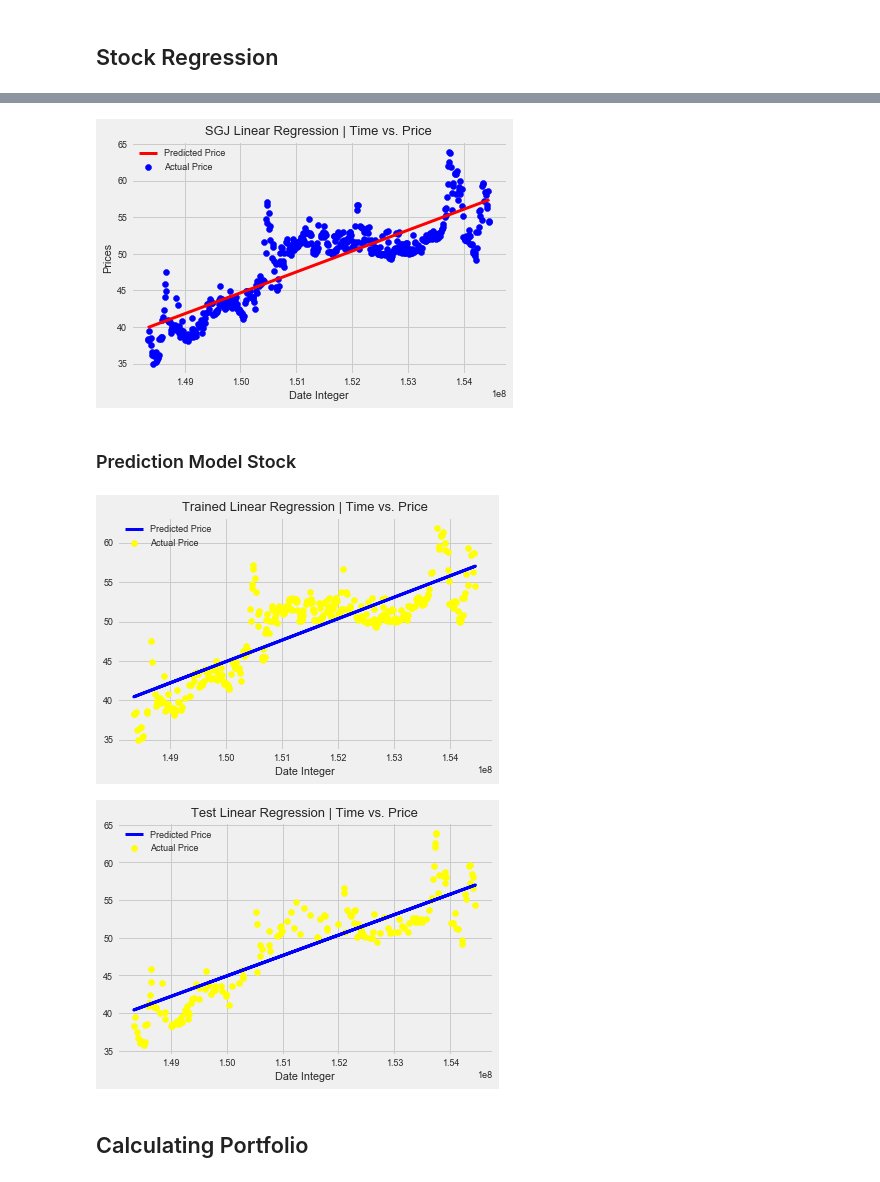
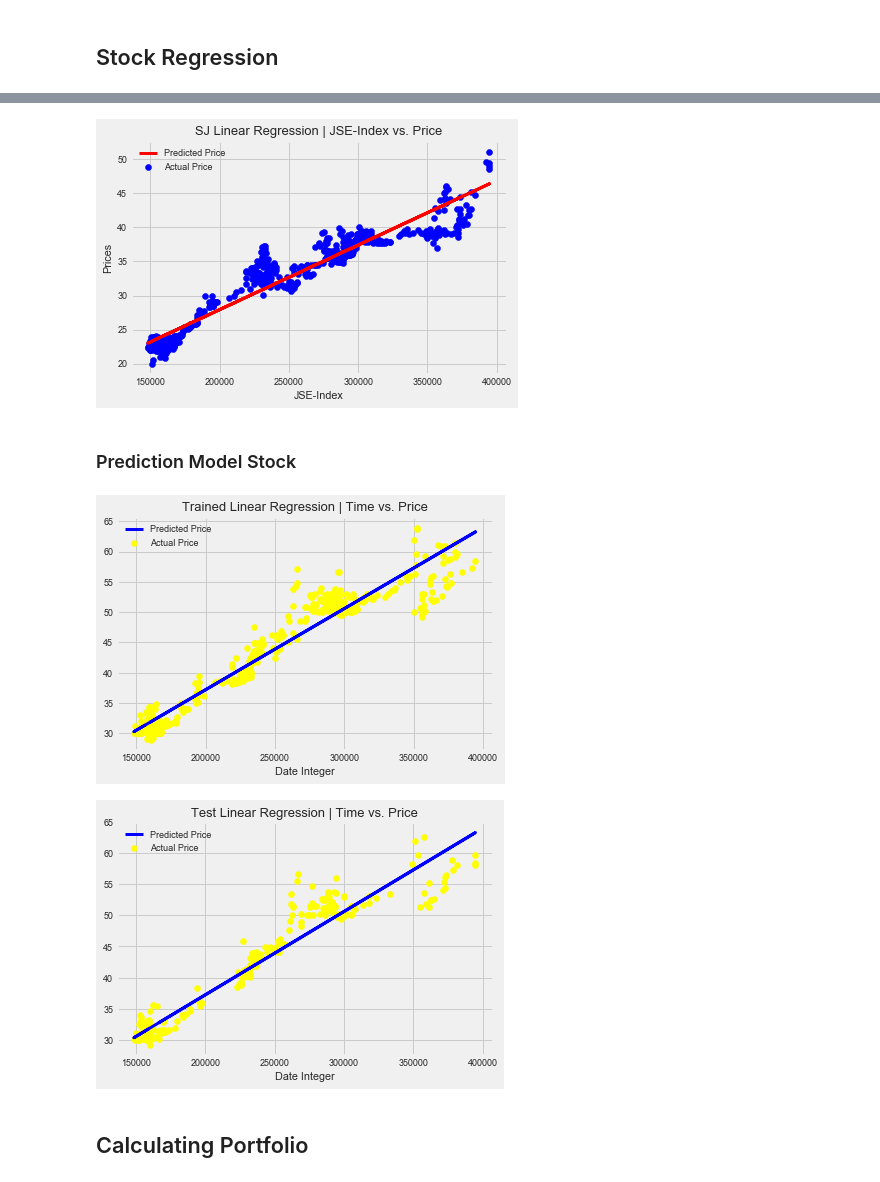
Before and after one commit to romwhyte/jsestockanalysis, a Jupyter notebook: stock analysis.ipynb, the cells around one changed output, grey strips where cells are left out. Cells and saved outputs as stored; diff of their text form; code cells hidden in the pictures.

```diff
--- a/stock analysis.ipynb
+++ b/stock analysis.ipynb
@@ -403,7 +407,7 @@ Series([], Name: SCIJMD, dtype: float64)
 # %%
 #filter the data for the 01 January 2018 to 31 December, 2018
 
-startdate = '2017-01-01'
+startdate = '2016-01-01'
 enddate = '2018-12-31'
 
 stkframe=stkframe[startdate:enddate]
@@ -558,6 +561,6 @@ rate_return.head()
 # %%
 #Sample of rate of return
-sym = 'SGJ'
+sym = 'SJ'
 
 rate_return[sym].plot()
 plt.figure(figsize=(30,25), dpi=80, facecolor='w', edgecolor='k')
@@ -889,3 +916,7 @@ price = stkframe[sym].dropna().tolist()
+# %%
+df_merge = pd.merge(stkframe,df_ind_data,left_index=True,right_index=True)
+jseindex = df_merge[['JSE-Index',sym]].dropna()['JSE-Index'].tolist()
+stock_list = df_merge[['JSE-Index',sym]].dropna()[sym].tolist()
 # %%
-time = np.reshape(time, (len(time), 1))
-price = np.reshape(price, (len(price), 1))
+jseindex = np.reshape(jseindex, (len(jseindex), 1))
+stock_list = np.reshape(stock_list, (len(stock_list), 1))
@@ -930,22 +953,22 @@ strong multicollinearity or other numerical problems.
 # %%
 #Regression on Price vs Time
 regressor = LinearRegression()
-regressor.fit(time, price)
+regressor.fit(jseindex, stock_list)
 plt.rcParams.update({'font.size': 9})
-plt.scatter(time,price, color='blue', label= 'Actual Price')
-plt.plot(time, regressor.predict(time), color='red', linewidth=3, label = 'Predicted Price') #plotting the line made by linear regression
-plt.title(sym +' Linear Regression | Time vs. Price')
+plt.scatter(jseindex,stock_list, color='blue', label= 'Actual Price')
+plt.plot(jseindex, regressor.predict(jseindex), color='red', linewidth=3, label = 'Predicted Price') #plotting the line made by linear regression
+plt.title(sym +' Linear Regression | JSE-Index vs. Price')
 plt.legend()
-plt.xlabel('Date Integer')
+plt.xlabel('JSE-Index')
 plt.ylabel('Prices')
 plt.show()
 # %% [output]
-[figure, old version]
+[figure, new version]
 # %% [markdown]
 <h3> Prediction Model Stock</h3>
 # %%
 #Splitting the dataset into the Training set and Test set
-xtrain, xtest, ytrain, ytest = train_test_split(time, price, test_size=0.33, random_state=42)
+xtrain, xtest, ytrain, ytest = train_test_split(jseindex, stock_list, test_size=0.33, random_state=42)
 
 xtrain = np.reshape(xtrain, (len(xtrain), 1))
 ytrain = np.reshape(ytrain, (len(ytrain), 1))
@@ -972,8 +995,8 @@ plt.legend()
 plt.xlabel('Date Integer')
 plt.show()
 # %% [output]
-[figure, old version]
+[figure, new version]
-[figure, old version]
+[figure, new version]
 # %% [markdown]
 <h2> Calculating Portfolio </h2>
 # %%
```
Also changed, not shown: parts of 63 cells of this notebook, 3 other files.
